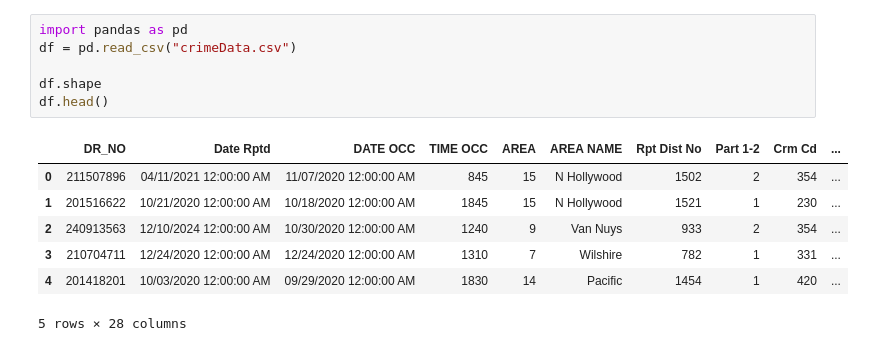
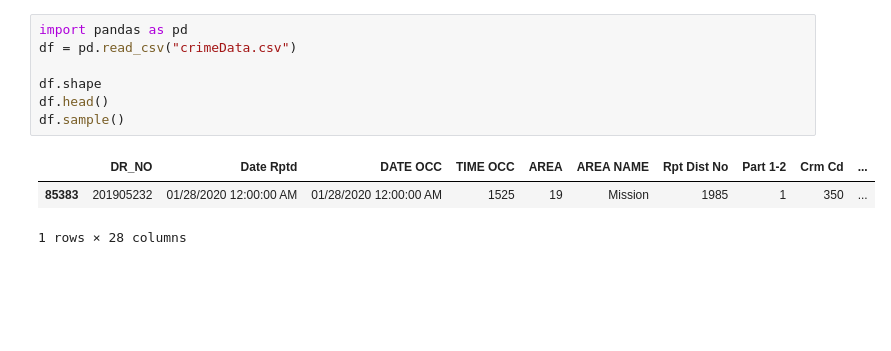
Before and after one commit to irfkirf/Norm-dtsc-3601-project, a Jupyter notebook: ed_eda.ipynb, the cells around one changed output. Saved outputs shown, nothing was run; the diff lists cells and outputs as text; blank space fills up the shorter version.

```diff
--- a/ed_eda.ipynb
+++ b/ed_eda.ipynb
@@ -3,14 +3,11 @@
 # %%
 import pandas as pd
 df = pd.read_csv("crimeData.csv")
 
 df.shape
 df.head()
+df.sample()
 # %% [output]
 |  | DR_NO | Date Rptd | DATE OCC | TIME OCC | AREA | AREA NAME | Rpt Dist No | Part 1-2 | Crm Cd | ... |
-| 0 | 211507896 | 04/11/2021 12:00:00 AM | 11/07/2020 12:00:00 AM | 845 | 15 | N Hollywood | 1502 | 2 | 354 | ... |
-| 1 | 201516622 | 10/21/2020 12:00:00 AM | 10/18/2020 12:00:00 AM | 1845 | 15 | N Hollywood | 1521 | 1 | 230 | ... |
-| 2 | 240913563 | 12/10/2024 12:00:00 AM | 10/30/2020 12:00:00 AM | 1240 | 9 | Van Nuys | 933 | 2 | 354 | ... |
-| 3 | 210704711 | 12/24/2020 12:00:00 AM | 12/24/2020 12:00:00 AM | 1310 | 7 | Wilshire | 782 | 1 | 331 | ... |
-| 4 | 201418201 | 10/03/2020 12:00:00 AM | 09/29/2020 12:00:00 AM | 1830 | 14 | Pacific | 1454 | 1 | 420 | ... |
+| 85383 | 201905232 | 01/28/2020 12:00:00 AM | 01/28/2020 12:00:00 AM | 1525 | 19 | Mission | 1985 | 1 | 350 | ... |
-5 rows × 28 columns
+1 rows × 28 columns
```
Also changed, not shown: parts of 19 cells of this notebook.
